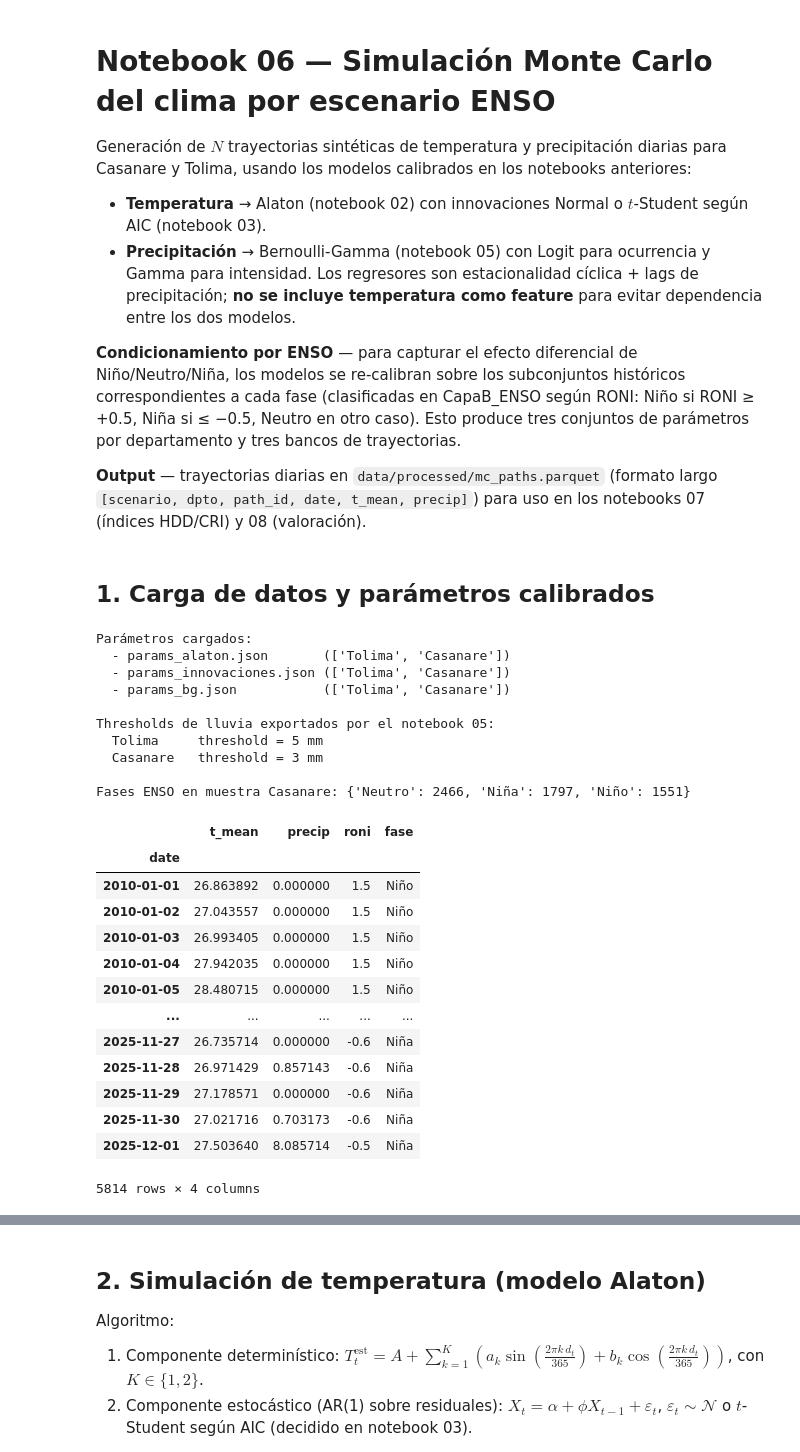
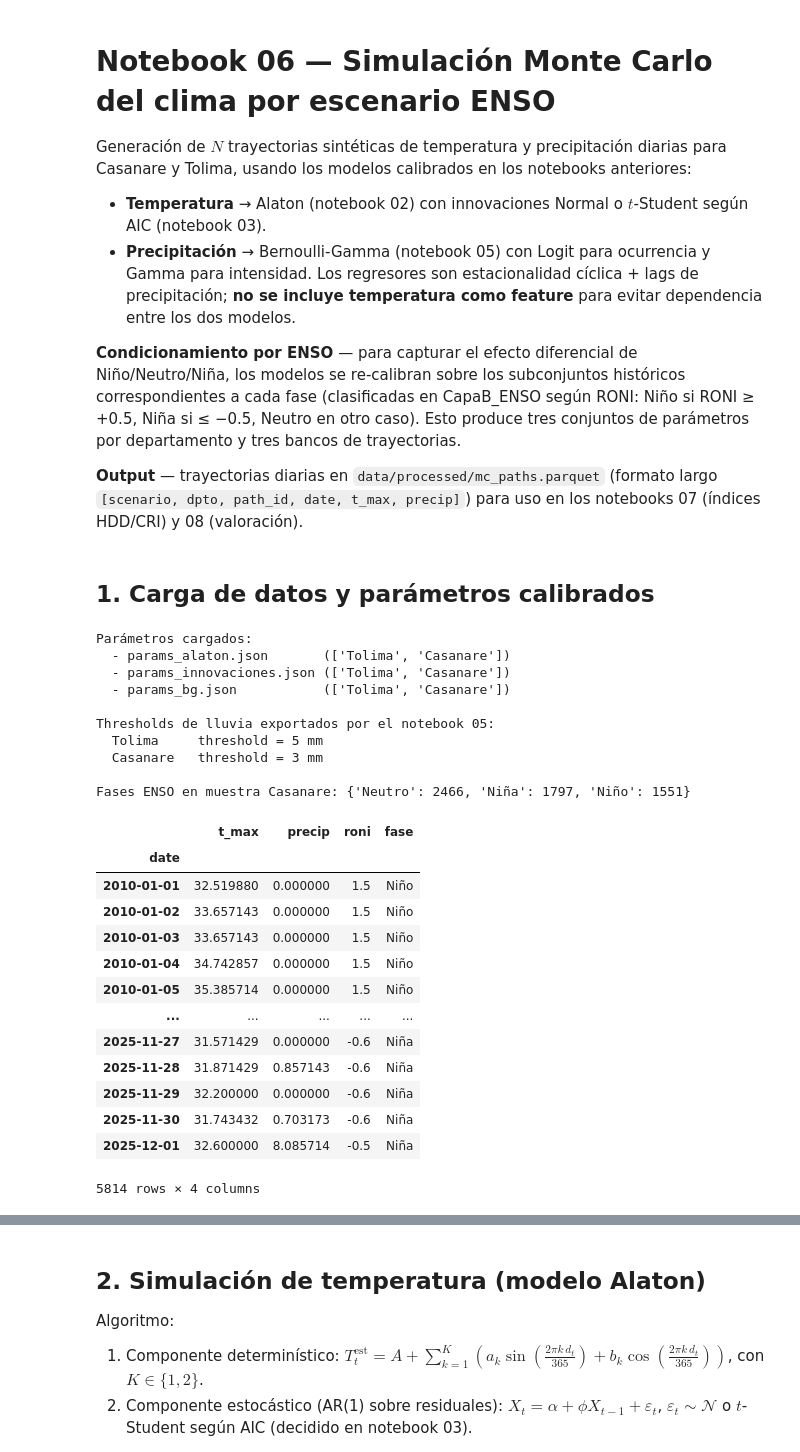
Before and after one commit to despinosaa/enso_rice_weather_derivatives, a Jupyter notebook: notebooks/06_monte_carlo_climate_simulation.ipynb, the cells around one changed output, grey strips where cells are left out. Saved outputs shown, nothing was run; the diff lists cells and outputs as text; code cells hidden in the pictures.

```diff
--- a/notebooks/06_monte_carlo_climate_simulation.ipynb
+++ b/notebooks/06_monte_carlo_climate_simulation.ipynb
@@ -8,7 +8,7 @@ Generación de $N$ trayectorias sintéticas de temperatura y precipitación diar
 
 **Condicionamiento por ENSO** — para capturar el efecto diferencial de Niño/Neutro/Niña, los modelos se re-calibran sobre los subconjuntos históricos correspondientes a cada fase (clasificadas en CapaB_ENSO según RONI: Niño si RONI ≥ +0.5, Niña si ≤ −0.5, Neutro en otro caso). Esto produce tres conjuntos de parámetros por departamento y tres bancos de trayectorias.
 
-**Output** — trayectorias diarias en `data/processed/mc_paths.parquet` (formato largo `[scenario, dpto, path_id, date, t_mean, precip]`) para uso en los notebooks 07 (índices HDD/CRI) y 08 (valoración).
+**Output** — trayectorias diarias en `data/processed/mc_paths.parquet` (formato largo `[scenario, dpto, path_id, date, t_max, precip]`) para uso en los notebooks 07 (índices HDD/CRI) y 08 (valoración).
 # %%
 import json
 import warnings
@@ -38,54 +38,55 @@ rng = np.random.default_rng(SEED)
 # %%
 df = pd.read_excel("../data/processed/Modelo_Completo.xlsx", parse_dates=["date"]).set_index("date")
 
-df_Casanare = df[df["department"] == "Casanare"][["t_mean", "precip"]].copy()
-df_Tolima   = df[df["department"] == "Tolima"  ][["t_mean", "precip"]].copy()
+VAR_TEMP = "t_max"
+df_Casanare = df[df["department"] == "Casanare"][[VAR_TEMP, "precip"]].copy()
+df_Tolima   = df[df["department"] == "Tolima"  ][[VAR_TEMP, "precip"]].copy()
 
 # Fases ENSO mensuales -> broadcast a frecuencia diaria
 enso = pd.read_excel("../data/processed/Modelo_Completo.xlsx", sheet_name="CapaB_ENSO")
 enso["date"] = pd.to_datetime(enso["date"])
 enso_daily = enso.set_index("date")[["roni", "fase"]].resample("D").ffill()
 
 df_Casanare = df_Casanare.join(enso_daily, how="left").dropna()
 df_Tolima   = df_Tolima.join(enso_daily,   how="left").dropna()
 
 with open(OUT_DIR / "params_alaton.json")       as f: P_ALATON = json.load(f)
 with open(OUT_DIR / "params_innovaciones.json") as f: P_INNOV  = json.load(f)
 with open(OUT_DIR / "params_bg.json")           as f: P_BG     = json.load(f)
 
 print("Parámetros cargados:")
 print(f"  - params_alaton.json       ({list(P_ALATON.keys())})")
 print(f"  - params_innovaciones.json ({list(P_INNOV.keys())})")
 print(f"  - params_bg.json           ({list(P_BG.keys())})")
 print("\nThresholds de lluvia exportados por el notebook 05:")
 for d in P_BG:
     print(f"  {d:9s}  threshold = {P_BG[d]['threshold_lluvia']} mm")
 print(f"\nFases ENSO en muestra Casanare: {df_Casanare['fase'].value_counts().to_dict()}")
 df_Casanare
 # %% [output]
 Parámetros cargados:
   - params_alaton.json       (['Tolima', 'Casanare'])
   - params_innovaciones.json (['Tolima', 'Casanare'])
   - params_bg.json           (['Tolima', 'Casanare'])
 
 Thresholds de lluvia exportados por el notebook 05:
   Tolima     threshold = 5 mm
   Casanare   threshold = 3 mm
 
 Fases ENSO en muestra Casanare: {'Neutro': 2466, 'Niña': 1797, 'Niño': 1551}
-|  | t_mean | precip | roni | fase |
+|  | t_max | precip | roni | fase |
 | date |  |  |  |  |
-| 2010-01-01 | 26.863892 | 0.000000 | 1.5 | Niño |
-| 2010-01-02 | 27.043557 | 0.000000 | 1.5 | Niño |
-| 2010-01-03 | 26.993405 | 0.000000 | 1.5 | Niño |
-| 2010-01-04 | 27.942035 | 0.000000 | 1.5 | Niño |
-| 2010-01-05 | 28.480715 | 0.000000 | 1.5 | Niño |
+| 2010-01-01 | 32.519880 | 0.000000 | 1.5 | Niño |
+| 2010-01-02 | 33.657143 | 0.000000 | 1.5 | Niño |
+| 2010-01-03 | 33.657143 | 0.000000 | 1.5 | Niño |
+| 2010-01-04 | 34.742857 | 0.000000 | 1.5 | Niño |
+| 2010-01-05 | 35.385714 | 0.000000 | 1.5 | Niño |
 | ... | ... | ... | ... | ... |
-| 2025-11-27 | 26.735714 | 0.000000 | -0.6 | Niña |
-| 2025-11-28 | 26.971429 | 0.857143 | -0.6 | Niña |
-| 2025-11-29 | 27.178571 | 0.000000 | -0.6 | Niña |
-| 2025-11-30 | 27.021716 | 0.703173 | -0.6 | Niña |
-| 2025-12-01 | 27.503640 | 8.085714 | -0.5 | Niña |
+| 2025-11-27 | 31.571429 | 0.000000 | -0.6 | Niña |
+| 2025-11-28 | 31.871429 | 0.857143 | -0.6 | Niña |
+| 2025-11-29 | 32.200000 | 0.000000 | -0.6 | Niña |
+| 2025-11-30 | 31.743432 | 0.703173 | -0.6 | Niña |
+| 2025-12-01 | 32.600000 | 8.085714 | -0.5 | Niña |
 5814 rows × 4 columns
 # %%
 
```
Also changed, not shown: parts of 9 cells of this notebook, 14 other files.
